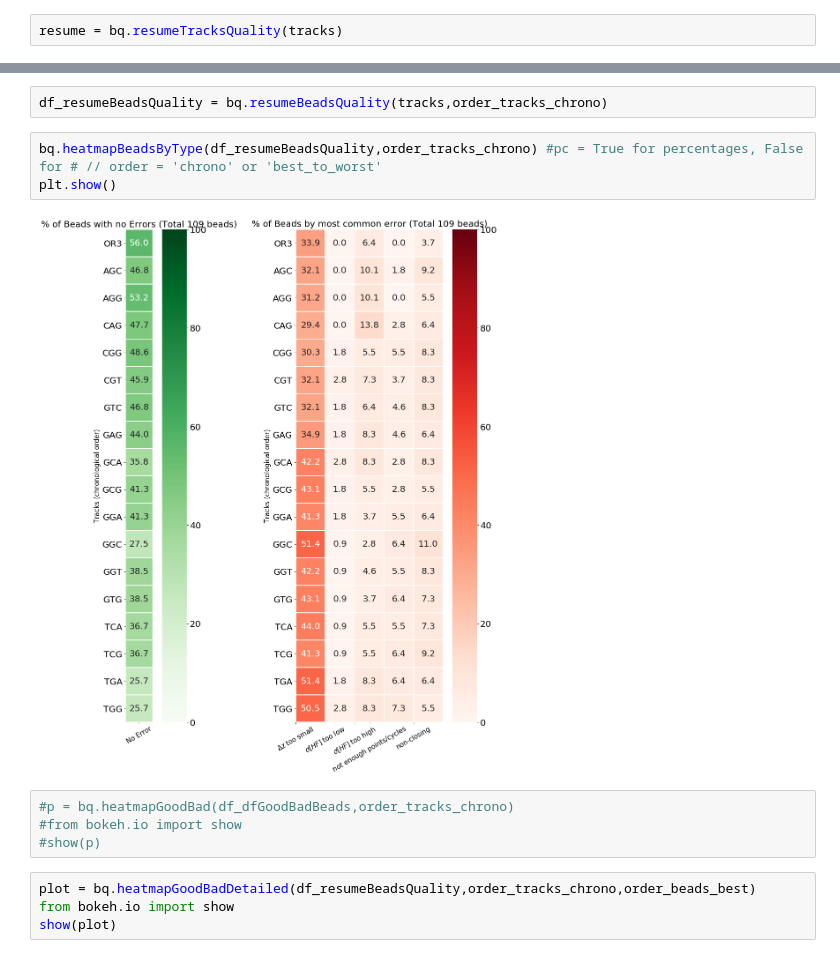
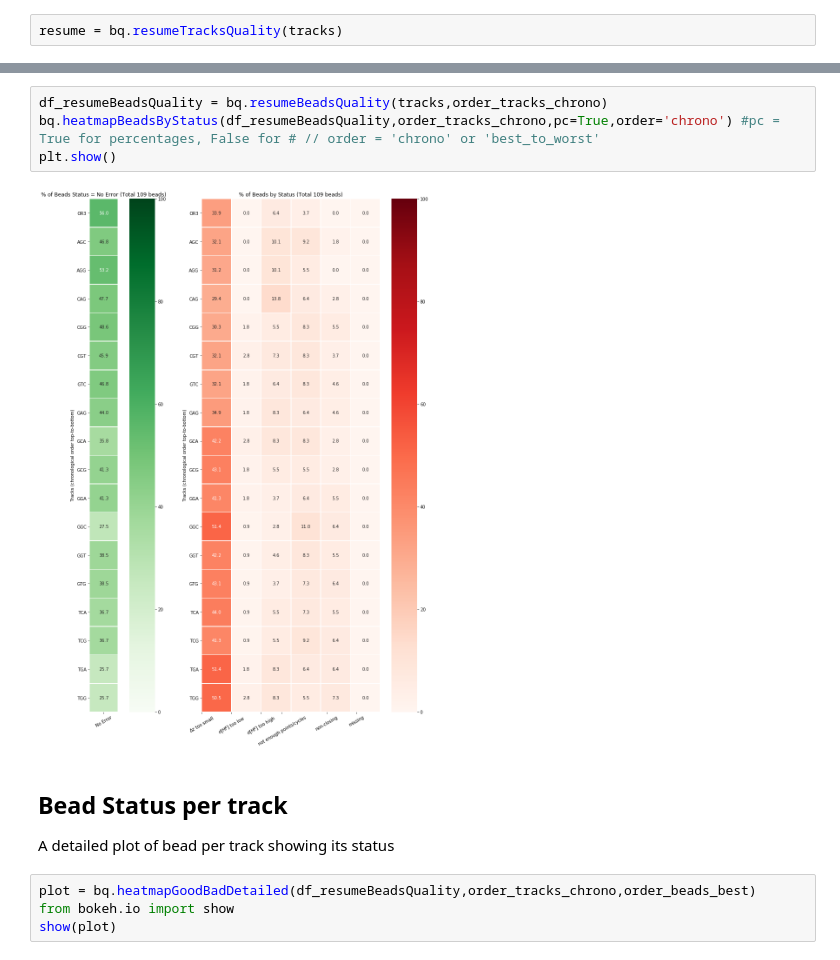
Before and after one commit to depixusgenome/trackanalysis, a Jupyter notebook: analyses/BeadQuality.ipynb, the cells around one changed output, grey strips where cells are left out. Cells and saved outputs as stored; diff of their text form.

```diff
--- a/analyses/BeadQuality.ipynb
+++ b/analyses/BeadQuality.ipynb
@@ -116,14 +66,12 @@ hvbar_single
-# %%
-df_resumeBeadsQuality = bq.resumeBeadsQuality(tracks,order_tracks_chrono)
 # %%
-bq.heatmapBeadsByType(df_resumeBeadsQuality,order_tracks_chrono) #pc = True for percentages, False for # // order = 'chrono' or 'best_to_worst'
+df_resumeBeadsQuality = bq.resumeBeadsQuality(tracks,order_tracks_chrono)
+bq.heatmapBeadsByStatus(df_resumeBeadsQuality,order_tracks_chrono,pc=True,order='chrono') #pc = True for percentages, False for # // order = 'chrono' or 'best_to_worst'
 plt.show()
 # %% [output]
-[figure, old version]
+[figure, new version]
-# %%
-#p = bq.heatmapGoodBad(df_dfGoodBadBeads,order_tracks_chrono)
-#from bokeh.io import show
-#show(p)
+# %% [markdown]
+## Bead Status per track
+A detailed plot of bead per track showing its status
 # %%
 plot = bq.heatmapGoodBadDetailed(df_resumeBeadsQuality,order_tracks_chrono,order_beads_best)
 from bokeh.io import show
```
Also changed, not shown: parts of 25 cells of this notebook, 2 other files.
